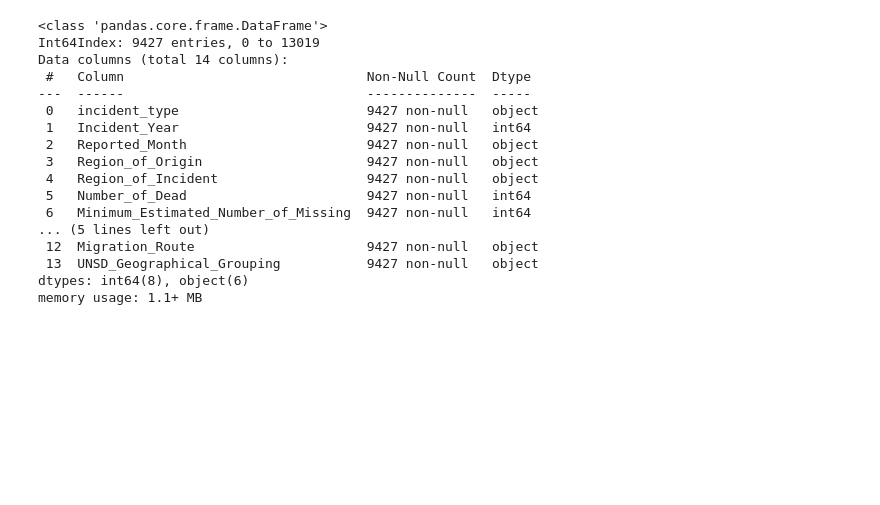
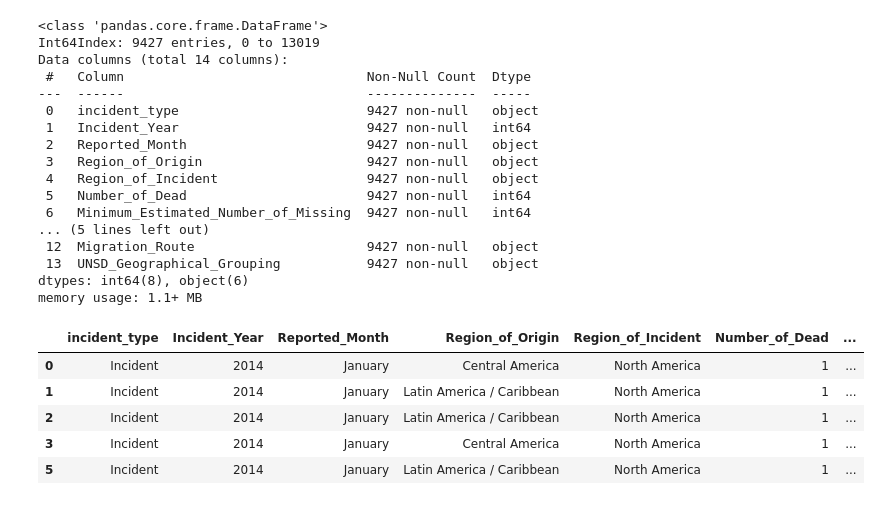
Before and after one commit to joey-october85/23-Project-4-Missing-Migrant-Machine-Learning, a Jupyter notebook: dataframe.ipynb, the cells around one changed output. Cells and saved outputs as stored; diff of their text form; code cells hidden in the pictures; blank space fills up the shorter version.

Commit message:
tableau csv and model csv created

```diff
--- a/dataframe.ipynb
+++ b/dataframe.ipynb
@@ -580,5 +580,14 @@ Data columns (total 14 columns):
  13  UNSD_Geographical_Grouping           9427 non-null   object
 dtypes: int64(8), object(6)
 memory usage: 1.1+ MB
+# %%
+clean_df.head()
+# %% [output]
+|  | incident_type | Incident_Year | Reported_Month | Region_of_Origin | Region_of_Incident | Number_of_Dead | ... |
+| 0 | Incident | 2014 | January | Central America | North America | 1 | ... |
+| 1 | Incident | 2014 | January | Latin America / Caribbean | North America | 1 | ... |
+| 2 | Incident | 2014 | January | Latin America / Caribbean | North America | 1 | ... |
+| 3 | Incident | 2014 | January | Central America | North America | 1 | ... |
+| 5 | Incident | 2014 | January | Latin America / Caribbean | North America | 1 | ... |
 # %%
 clean_df.to_csv('cleaned_folder/clean_data.csv')
```
Also changed, not shown: parts of 1 cell of this notebook, 1 other file.
